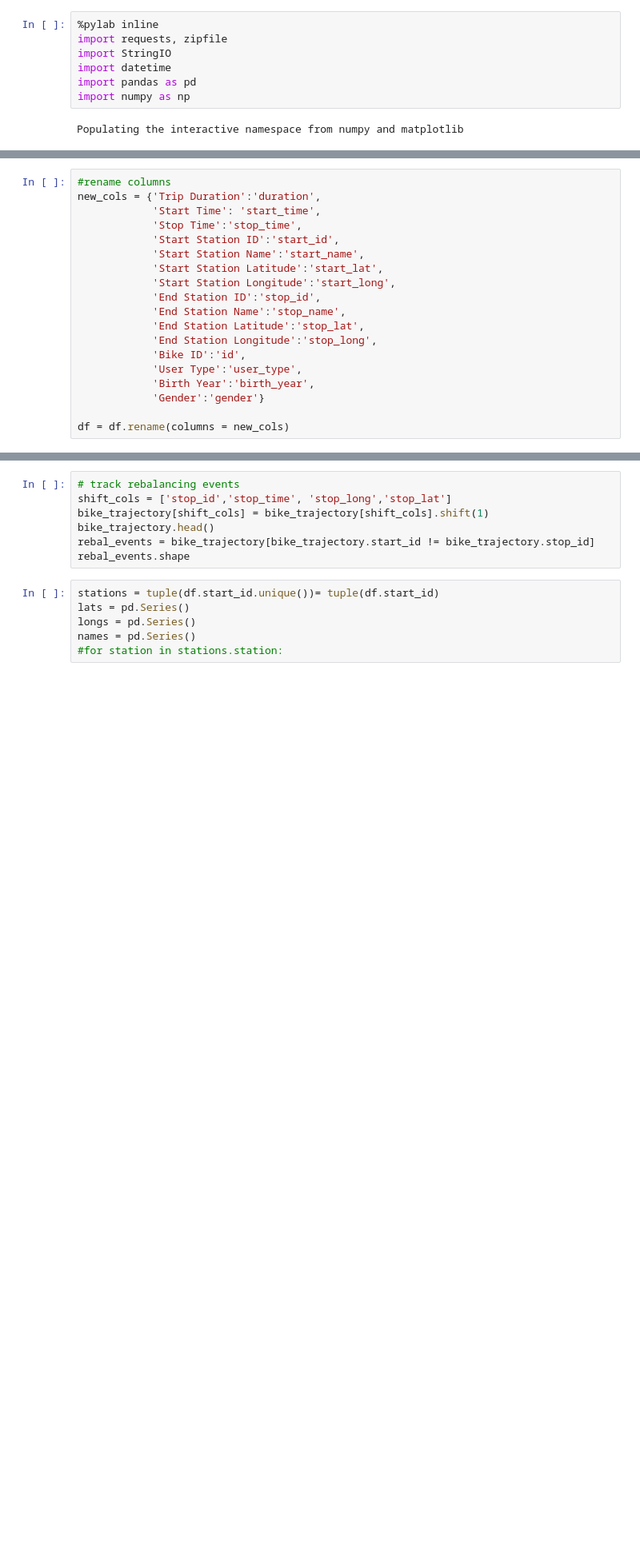
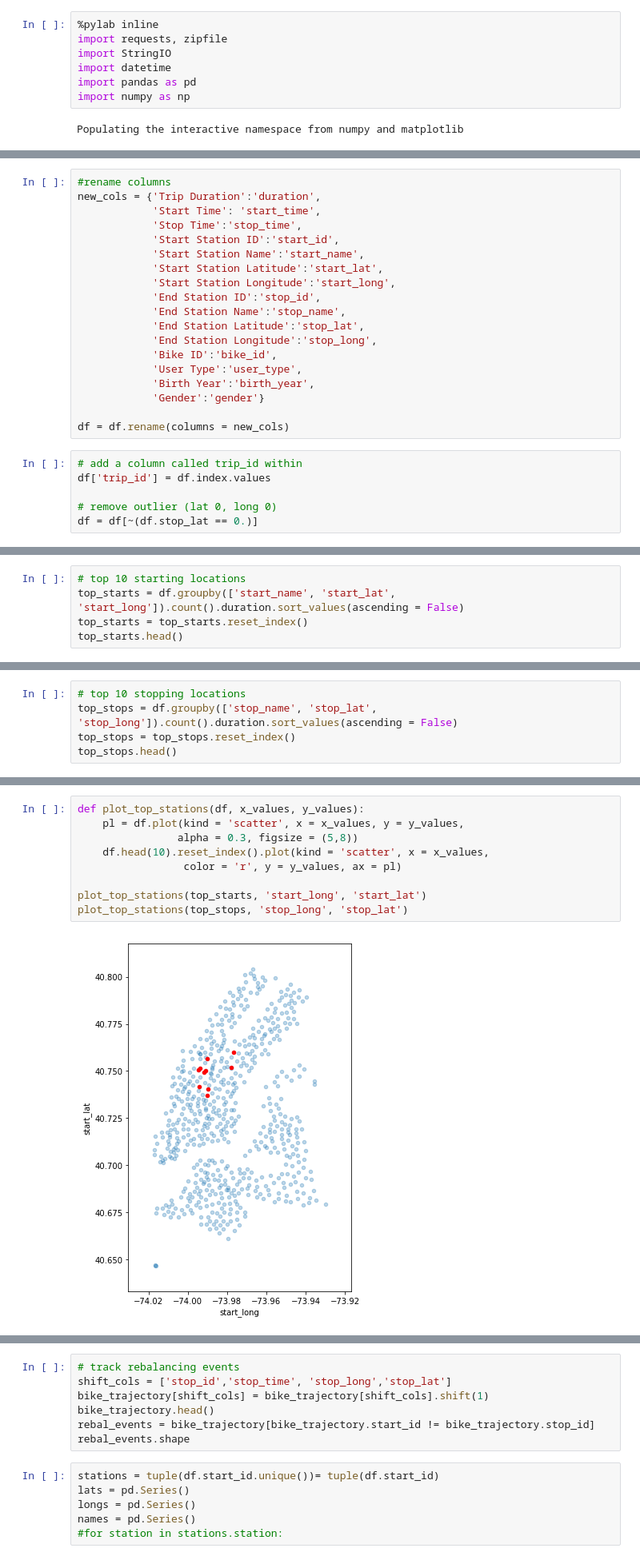
Before and after one commit to djevans071/Rebalancing-Citibike, a Jupyter notebook: Rebalancing.ipynb, the cells around one changed output, grey strips where cells are left out. Shown at 80% size. Cells and saved outputs as stored; diff of their text form; blank space fills up the shorter version.

```diff
--- a/Rebalancing.ipynb
+++ b/Rebalancing.ipynb
@@ -28,9 +28,15 @@ new_cols = {'Trip Duration':'duration',
             'End Station Name':'stop_name',
             'End Station Latitude':'stop_lat',
             'End Station Longitude':'stop_long',
-            'Bike ID':'id',
+            'Bike ID':'bike_id',
             'User Type':'user_type',
             'Birth Year':'birth_year',
             'Gender':'gender'}
 
 df = df.rename(columns = new_cols)
+# %%
+# add a column called trip_id within
+df['trip_id'] = df.index.values
+
+# remove outlier (lat 0, long 0)
+df = df[~(df.stop_lat == 0.)]
@@ -36,0 +96,5 @@ df = df.rename(columns = new_cols)
+# %%
+# top 10 starting locations
+top_starts = df.groupby(['start_name', 'start_lat', 'start_long']).count().duration.sort_values(ascending = False)
+top_starts = top_starts.reset_index()
+top_starts.head()
@@ -36,0 +108,5 @@ df = df.rename(columns = new_cols)
+# %%
+# top 10 stopping locations
+top_stops = df.groupby(['stop_name', 'stop_lat', 'stop_long']).count().duration.sort_values(ascending = False)
+top_stops = top_stops.reset_index()
+top_stops.head()
@@ -36,0 +124,11 @@ df = df.rename(columns = new_cols)
+# %%
+def plot_top_stations(df, x_values, y_values):
+    pl = df.plot(kind = 'scatter', x = x_values, y = y_values,
+                alpha = 0.3, figsize = (5,8))
+    df.head(10).reset_index().plot(kind = 'scatter', x = x_values,
+                 color = 'r', y = y_values, ax = pl)
+
+plot_top_stations(top_starts, 'start_long', 'start_lat')
+plot_top_stations(top_stops, 'stop_long', 'stop_lat')
+# %% [output]
+[figure, added]
```
Also changed, not shown: parts of 19 cells of this notebook.
